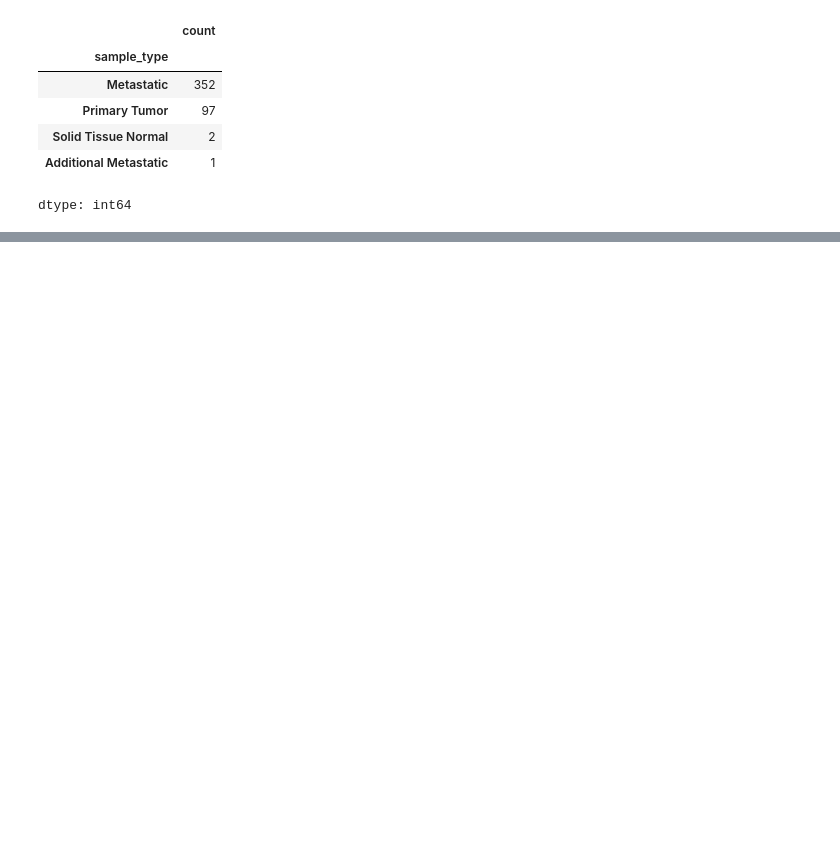
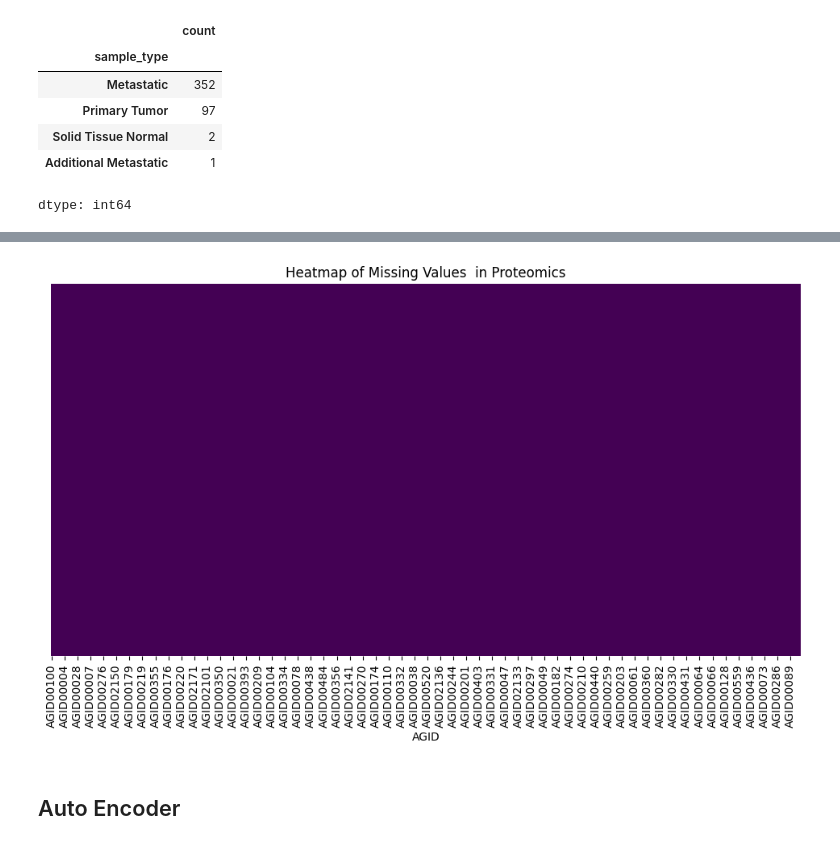
Before and after one commit to alimdneaz/SKCM_Multi_Omics_DL, a Jupyter notebook: python_codes/TCGA_SKCM_data_preparation13022025.ipynb, the cells around one changed output, grey strips where cells are left out. Drawn from its saved outputs; the diff is of its cells as text; code cells hidden in the pictures; blank space fills up the shorter version.

```diff
--- a/python_codes/TCGA_SKCM_data_preparation13022025.ipynb
+++ b/python_codes/TCGA_SKCM_data_preparation13022025.ipynb
@@ -469,0 +753,2 @@ dtype: int64
+# %%
+X2 = X.dropna(axis = 1, how = "all")
@@ -469,0 +760,10 @@ dtype: int64
+# %%
+plt.figure(figsize=(12, 6))  # Set figure size
+sns.heatmap(X2.isna(), cmap="viridis", cbar=False, yticklabels=False)
+
+plt.title("Heatmap of Missing Values  in Proteomics")
+plt.show()
+# %% [output]
+[figure, added]
+# %% [markdown]
+## Auto Encoder
```
Also changed, not shown: parts of 120 cells of this notebook.
